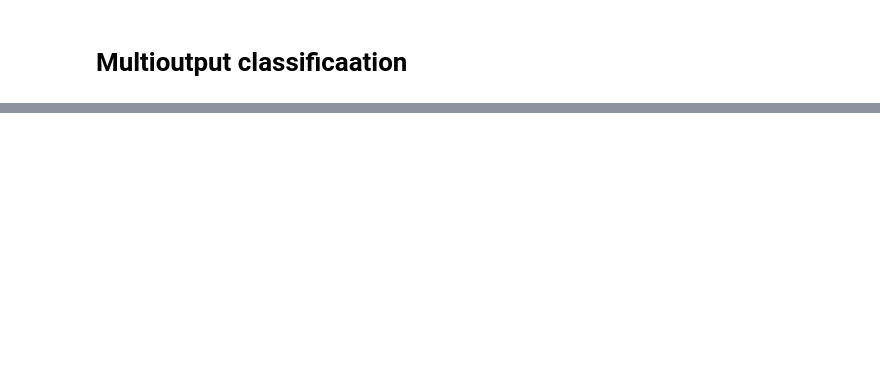
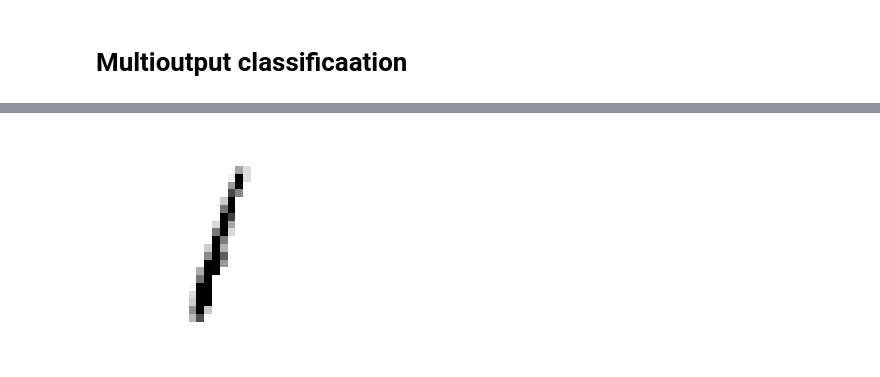
Before and after one commit to Mark-Nawar/ML-Books_Notes, a Jupyter notebook: BooksSummarie/Chapter-3/classification.ipynb, the cells around one changed output, grey strips where cells are left out. Cells and saved outputs as stored; diff of their text form; code cells hidden in the pictures; blank space fills up the shorter version.

```diff
--- a/BooksSummarie/Chapter-3/classification.ipynb
+++ b/BooksSummarie/Chapter-3/classification.ipynb
@@ -429,9 +433,11 @@ plt.show()
 # %%
 knn_clf.fit(X_train_noisy, Y_train_noise)
-not_noise = knn_clf.predict(X_test_noisy[2])
+not_noise = knn_clf.predict([X_test_noisy[2]])
 digit_image_clean = not_noise.reshape(28, -1)
 
 plt.imshow(digit_image_clean , cmap="binary")
 
 plt.axis("off")
 plt.show()
+# %% [output]
+[figure, added]
```
Also changed, not shown: parts of 2 cells of this notebook.
